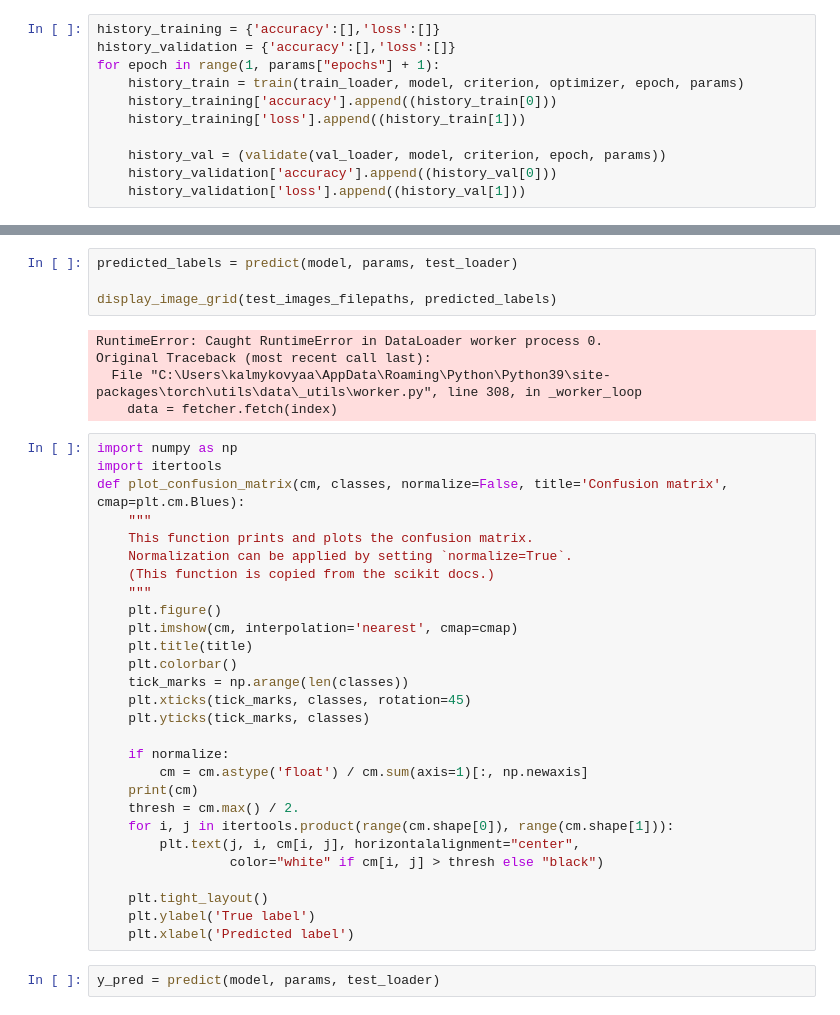
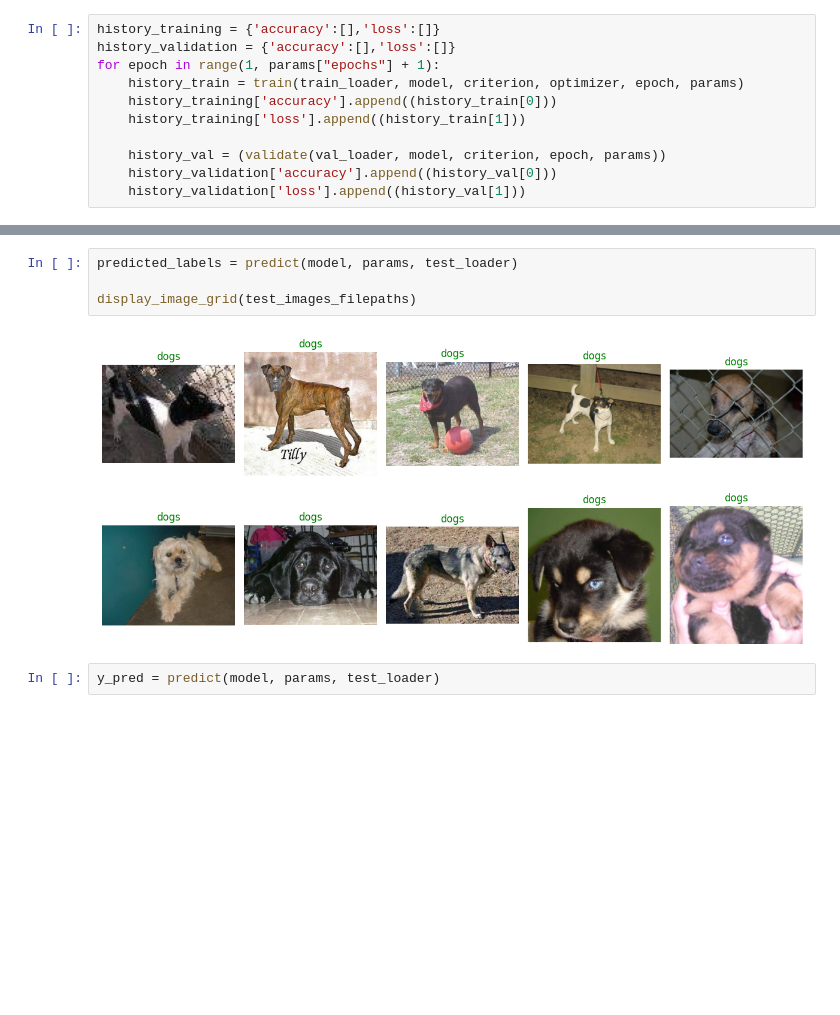
Before and after one commit to yarkalm/dogsvscats, a Jupyter notebook: run.ipynb, the cells around one changed output, grey strips where cells are left out. Saved outputs shown, nothing was run; the diff lists cells and outputs as text; blank space fills up the shorter version.

```diff
--- a/run.ipynb
+++ b/run.ipynb
@@ -93,40 +90,9 @@ plt.show()
 # %%
 predicted_labels = predict(model, params, test_loader)
 
-display_image_grid(test_images_filepaths, predicted_labels)
+display_image_grid(test_images_filepaths)
 # %% [output]
-RuntimeError: Caught RuntimeError in DataLoader worker process 0.
-Original Traceback (most recent call last):
-  File "C:\Users\kalmykovyaa\AppData\Roaming\Python\Python39\site-packages\torch\utils\data\_utils\worker.py", line 308, in _worker_loop
-    data = fetcher.fetch(index)
+[figure, added]
-# %%
-import numpy as np
-import itertools
-def plot_confusion_matrix(cm, classes, normalize=False, title='Confusion matrix', cmap=plt.cm.Blues):
-    """
-    This function prints and plots the confusion matrix.
-    Normalization can be applied by setting `normalize=True`.
-    (This function is copied from the scikit docs.)
-    """
-    plt.figure()
-    plt.imshow(cm, interpolation='nearest', cmap=cmap)
-    plt.title(title)
-    plt.colorbar()
-    tick_marks = np.arange(len(classes))
-    plt.xticks(tick_marks, classes, rotation=45)
-    plt.yticks(tick_marks, classes)
-
-    if normalize:
-        cm = cm.astype('float') / cm.sum(axis=1)[:, np.newaxis]
-    print(cm)
-    thresh = cm.max() / 2.
-    for i, j in itertools.product(range(cm.shape[0]), range(cm.shape[1])):
-        plt.text(j, i, cm[i, j], horizontalalignment="center",
-                 color="white" if cm[i, j] > thresh else "black")
-
-    plt.tight_layout()
-    plt.ylabel('True label')
-    plt.xlabel('Predicted label')
 # %%
 y_pred = predict(model, params, test_loader)
 # %%
```
Also changed, not shown: parts of 10 cells of this notebook, 2 other files.
